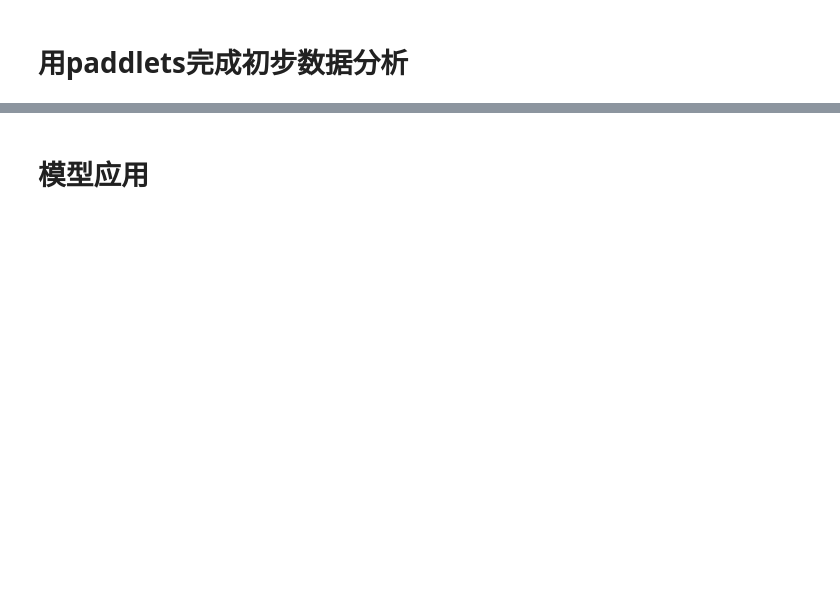
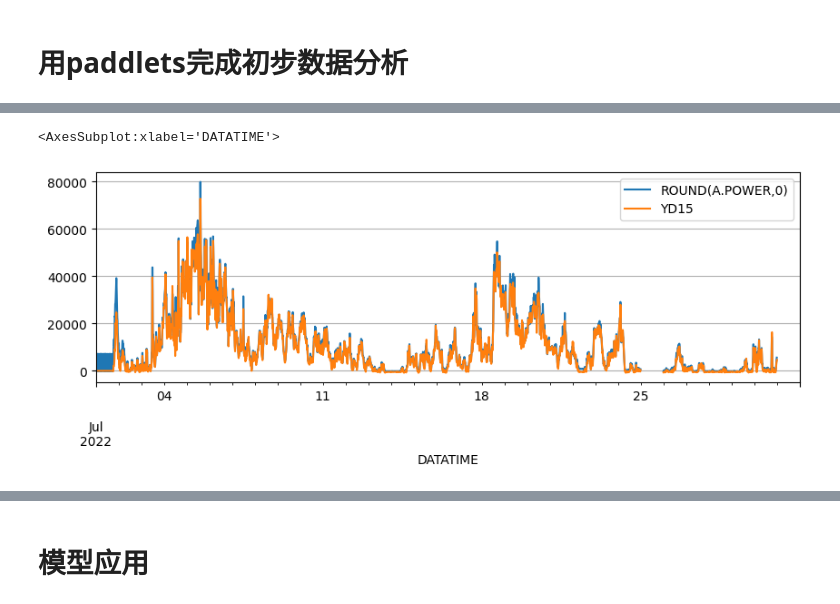
Before and after one commit to tju2050633/KaggleProjects, a Jupyter notebook: code/notebooks/wind-power-benchmark.ipynb, the cells around one changed output, grey strips where cells are left out. Saved outputs shown, nothing was run; the diff lists cells and outputs as text; code cells hidden in the pictures; blank space fills up the shorter version.

Commit message:
update wind power

```diff
--- a/code/notebooks/wind-power-benchmark.ipynb
+++ b/code/notebooks/wind-power-benchmark.ipynb
@@ -125,2 +162,5 @@ target_cov_dataset.plot(['WINDDIRECTION', 'HUMIDITY', 'PRESSURE'])
 # %%
-target_cov_dataset.plot(['PREPOWER', 'ROUND(A.POWER,0)','YD15'])
+target_cov_dataset.plot(['ROUND(A.POWER,0)','YD15'])
+# %% [output]
+<AxesSubplot:xlabel='DATATIME'>
+[figure, added]
```
Also changed, not shown: parts of 24 cells of this notebook, 19 other files.
